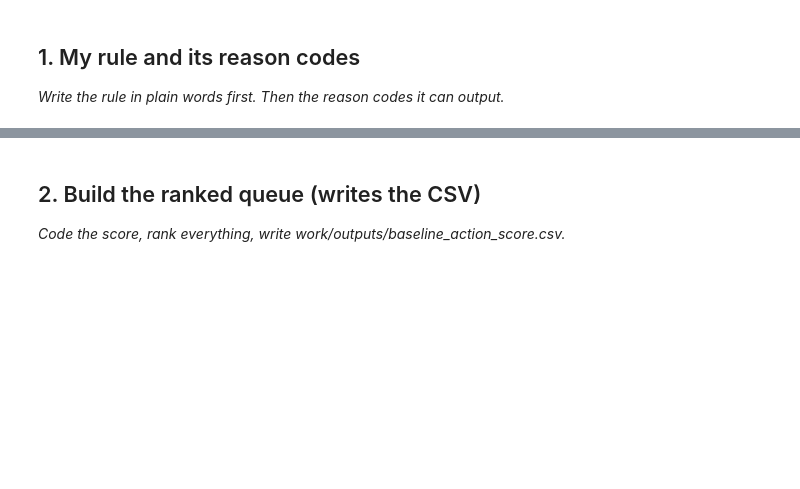
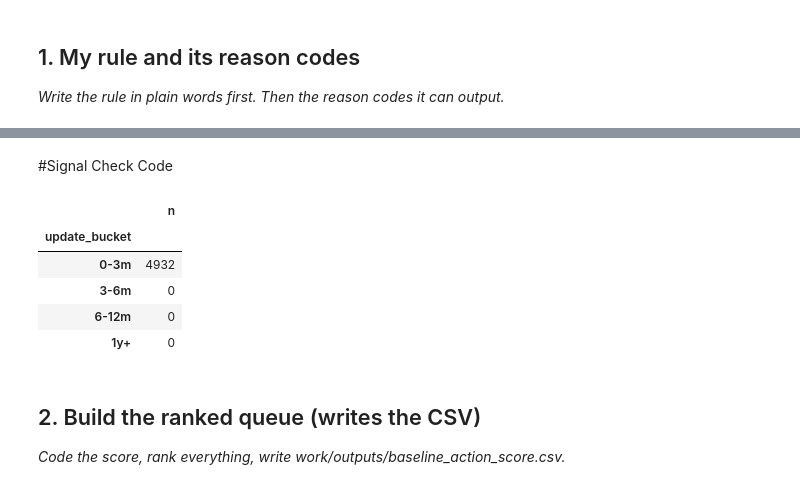
Before and after one commit to mab0bakar/flyrank-ml-internship-starter, a Jupyter notebook: work/notebooks/w04_baseline_score.ipynb, the cells around one changed output, grey strips where cells are left out. Cells and saved outputs as stored; diff of their text form; code cells hidden in the pictures; blank space fills up the shorter version.

```diff
--- a/work/notebooks/w04_baseline_score.ipynb
+++ b/work/notebooks/w04_baseline_score.ipynb
@@ -15,0 +50,14 @@ This skeleton is yours to fill. Work the sections **in order** — each one has
+# %%
+from datasets import load_dataset
+import pandas as pd
+
+content = load_dataset(
+    "FlyRank/internship-warehouse",
+    "dim_content",
+    split="train[:5000]"
+)
+
+content_df = pd.DataFrame(content)
+
+print("Rows:", len(content_df))
+print(content_df.columns.tolist())
@@ -16,3 +87,37 @@ This skeleton is yours to fill. Work the sections **in order** — each one has
+# %% [markdown]
+#Signal Check Code
+# %%
+content_df["content_updated_date"] = pd.to_datetime(
+    content_df["content_updated_date"]
+)
+
+latest_date = content_df["content_updated_date"].max()
+
+content_df["days_since_update"] = (
+    latest_date - content_df["content_updated_date"]
+).dt.days
+
+content_df["update_bucket"] = pd.cut(
+    content_df["days_since_update"],
+    bins=[0, 90, 180, 365, 9999],
+    labels=["0-3m", "3-6m", "6-12m", "1y+"]
+)
+
+signal1 = (
+    content_df.groupby("update_bucket")
+    .agg(
+        n=("content_hash_id", "count")
+    )
+)
+
+signal1
+# %% [output]
+|  | n |
+| update_bucket |  |
+| 0-3m | 4932 |
+| 3-6m | 0 |
+| 6-12m | 0 |
+| 1y+ | 0 |
 # %% [markdown]
 ## 2. Build the ranked queue (writes the CSV)
 
```
Also changed, not shown: parts of 15 cells of this notebook.
